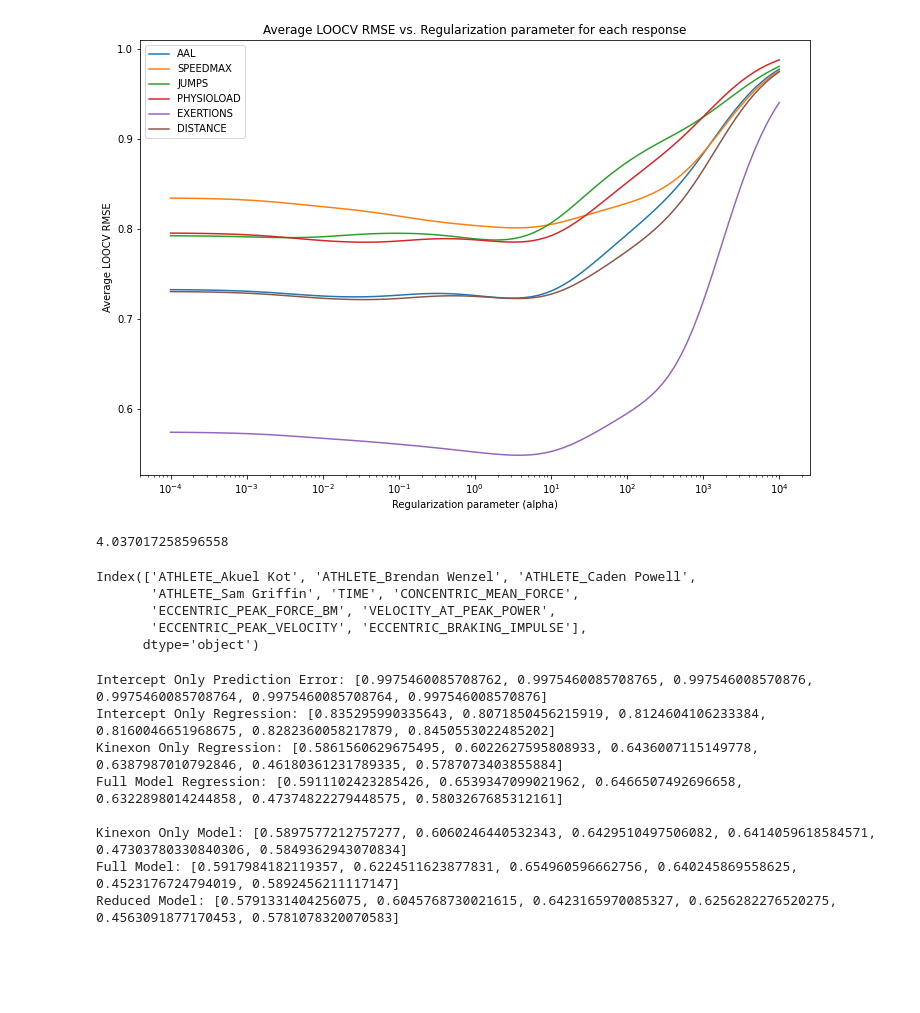
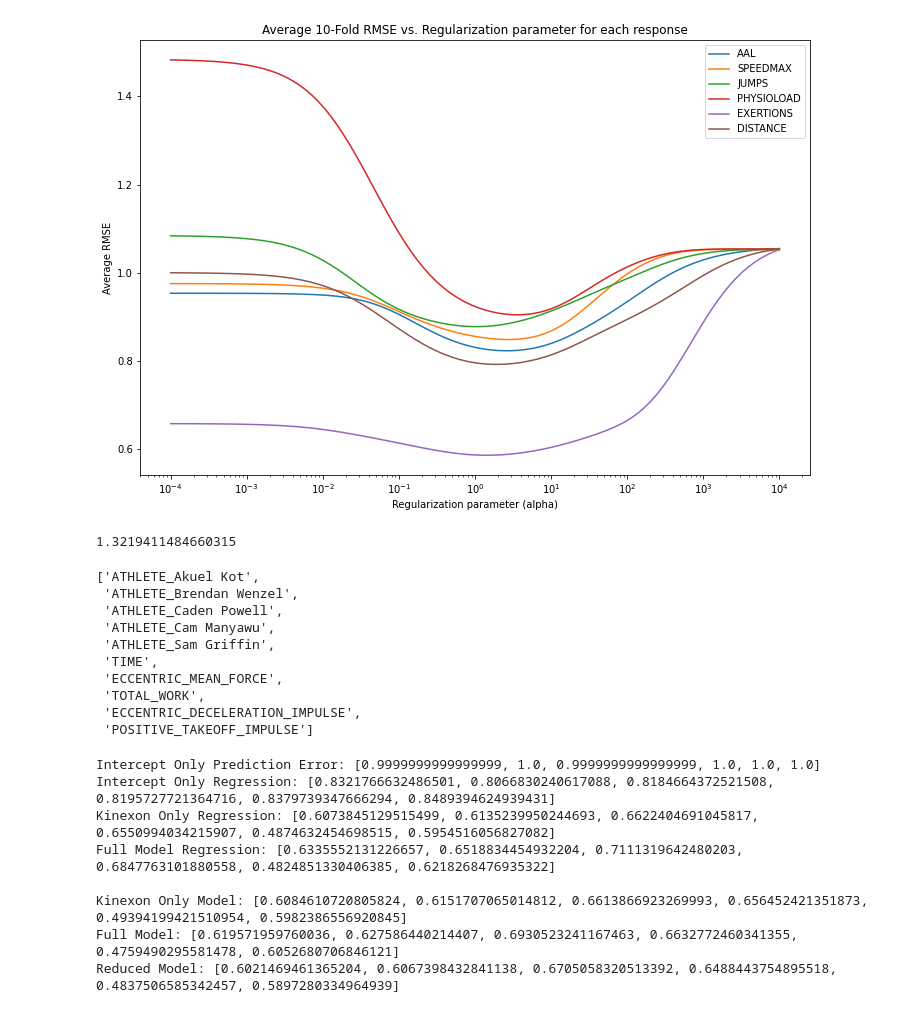
Before and after one commit to dcfrancis2000/GR_capstone_public, a Jupyter notebook: machinelearning.ipynb, the cells around one changed output. Cells and saved outputs as stored; diff of their text form; code cells hidden in the pictures; blank space fills up the shorter version.

```diff
--- a/machinelearning.ipynb
+++ b/machinelearning.ipynb
@@ -13,13 +14,17 @@ from sklearn.feature_selection import RFE
 from sklearn.metrics import mean_squared_error, make_scorer, pairwise
 import matplotlib.pyplot as plt
 # %%
+np.set_printoptions(threshold=sys.maxsize)
 data = pd.read_csv('C:/Users/dcfra/GR_capstone_public/data/ML_data.csv') # already scaled
 del data['Unnamed: 0']
 n = data.shape[0]
 y_vars = ['AAL','SPEEDMAX','JUMPS','PHYSIOLOAD','EXERTIONS','DISTANCE']
-Y = np.array(data[y_vars]) # 108 x 6
-feat_df = pd.get_dummies(data[['HALF','ATHLETE']],dtype=float).join(data.drop(pd.Index(y_vars + ['ATHLETE','DATE','HALF']),axis=1))
-X_one = np.ones((data.shape[0],1))
-X_red = np.array(pd.get_dummies(data[['HALF','ATHLETE']],dtype=float).join(pd.Series(data['TIME'])))
-X_full = np.array(feat_df)
+Y = np.array(StandardScaler().fit_transform(data[y_vars])) # 108 x 6
+indicators = pd.get_dummies(data[['HALF','ATHLETE']],dtype=float)
+features = data.drop(pd.Index(y_vars + ['ATHLETE','DATE','HALF']),axis=1)
+x_vars = list(indicators.columns) + list(features.columns)
+
+X_full = np.c_[np.array(indicators),StandardScaler().fit_transform(features)]
+X_one = np.ones((n,1))
+X_red = np.c_[np.array(indicators),StandardScaler().fit_transform(np.array(data.TIME).reshape(-1,1))]
 # %%
@@ -53,18 +59,17 @@ cv_redreg = cross_validate(MultiOutputRegressor(LinearRegression()), X_red,Y, cv
 cv_fullreg = cross_validate(MultiOutputRegressor(LinearRegression()), X_full,Y, cv=loo, scoring=scorers, return_train_score=False,verbose = 0,n_jobs = -1)
 # %%
 alphas = np.logspace(-4, 4, 100)
-
+folds =  KFold(n_splits=10)
 # Placeholder for the average LOOCV RMSE for each response and each alpha
 avg_loocv_rmse = np.zeros((6, len(alphas)))
 
 # Perform LOOCV for each response
-loo = LeaveOneOut()
 for i, alpha in enumerate(alphas):
     rmses = np.zeros(6)
     for response_index in range(6):
         y = Y[:, response_index]
         y_preds = np.zeros(n)
-        for train_index, test_index in loo.split(X_full):
+        for train_index, test_index in folds.split(X_full):
             X_train, X_test = X_full[train_index], X_full[test_index]
             y_train, y_test = y[train_index], y[test_index]
             model = Ridge(alpha=alpha)
@@ -76,23 +81,23 @@ for i, alpha in enumerate(alphas):
 # %%
 # Plot the average LOOCV RMSE for each response
 plt.figure(figsize=(12, 8))
 for response_index in range(6):
     plt.plot(alphas, avg_loocv_rmse[response_index], label = y_vars[response_index])
 plt.xscale('log')
 plt.xlabel('Regularization parameter (alpha)')
-plt.ylabel('Average LOOCV RMSE')
-plt.title('Average LOOCV RMSE vs. Regularization parameter for each response')
+plt.ylabel('Average RMSE')
+plt.title('Average 10-Fold RMSE vs. Regularization parameter for each response')
 plt.legend()
 plt.grid(False)
 plt.show()
 # %% [output]
-[figure, old version]
+[figure, new version]
 # %%
 min_index = int(np.squeeze(np.where(avg_loocv_rmse[4] == min(avg_loocv_rmse[4]))))
 alpha = alphas[min_index]
 print(alpha)
 # %% [output]
-4.037017258596558
+1.3219411484660315
 # %%
 # model = MultiOutputRegressor(LinearRegression())
 # model = MultiOutputRegressor(GradientBoostingRegressor())
@@ -102,20 +107,25 @@ model = Ridge(alpha = alpha)
 # model = PLSRegression(5,scale=False)
 # model = KernelRidge(kernel="poly")
 # %%
-rfe_model = RFE(model,step=1,verbose=0,n_features_to_select=10)
+rfe_model = RFECV(model,step=1,verbose=0,min_features_to_select=1,cv=loo,n_jobs=-1,scoring='neg_root_mean_squared_error')
 selector = rfe_model.fit(X_full,Y)
-feat_df.columns[selector.support_]
+[string for string, flag in zip(x_vars, selector.support_) if flag]
 # %% [output]
-Index(['ATHLETE_Akuel Kot', 'ATHLETE_Brendan Wenzel', 'ATHLETE_Caden Powell',
-       'ATHLETE_Sam Griffin', 'TIME', 'CONCENTRIC_MEAN_FORCE',
-       'ECCENTRIC_PEAK_FORCE_BM', 'VELOCITY_AT_PEAK_POWER',
-       'ECCENTRIC_PEAK_VELOCITY', 'ECCENTRIC_BRAKING_IMPULSE'],
-      dtype='object')
+['ATHLETE_Akuel Kot',
+ 'ATHLETE_Brendan Wenzel',
+ 'ATHLETE_Caden Powell',
+ 'ATHLETE_Cam Manyawu',
+ 'ATHLETE_Sam Griffin',
+ 'TIME',
+ 'ECCENTRIC_MEAN_FORCE',
+ 'TOTAL_WORK',
+ 'ECCENTRIC_DECELERATION_IMPULSE',
+ 'POSITIVE_TAKEOFF_IMPULSE']
 # %%
 cv_red = cross_validate(model, X_red,Y, cv=loo, scoring=scorers, return_train_score=False,verbose = 0,n_jobs = -1)
 cv_full = cross_validate(model, X_full,Y, cv=loo, scoring=scorers, return_train_score=False,verbose = 0,n_jobs = -1)
 
-X_cut = np.array(feat_df[feat_df.columns[selector.support_]])
+X_cut = X_full[:,selector.support_]
 cv_cut = cross_validate(model, X_cut,Y, cv=loo, scoring=scorers, return_train_score=False,verbose = 0,n_jobs = -1)
 print(f'Intercept Only Prediction Error: {[np.sqrt(mean_squared_error(Y[:,i],LinearRegression().fit(X_one,Y[:,i]).predict(X_one))) for i in range(0,6)]}')
 print(f'Intercept Only Regression: {response_cv(cv_one,y_vars)}')
@@ -126,11 +136,11 @@ print(f'Kinexon Only Model: {response_cv(cv_red,y_vars)}')
 print(f'Full Model: {response_cv(cv_full,y_vars)}')
 print(f'Reduced Model: {response_cv(cv_cut,y_vars)}')
 # %% [output]
-Intercept Only Prediction Error: [0.9975460085708762, 0.9975460085708765, 0.997546008570876, 0.9975460085708764, 0.9975460085708764, 0.997546008570876]
-Intercept Only Regression: [0.835295990335643, 0.8071850456215919, 0.8124604106233384, 0.8160046651968675, 0.8282360058217879, 0.8450553022485202]
-Kinexon Only Regression: [0.5861560629675495, 0.6022627595808933, 0.6436007115149778, 0.6387987010792846, 0.46180361231789335, 0.5787073403855884]
-Full Model Regression: [0.5911102423285426, 0.6539347099021962, 0.6466507492696658, 0.6322898014244858, 0.47374822279448575, 0.5803267685312161]
+Intercept Only Prediction Error: [0.9999999999999999, 1.0, 0.9999999999999999, 1.0, 1.0, 1.0]
+Intercept Only Regression: [0.8321766632486501, 0.8066830240617088, 0.8184664372521508, 0.8195727721364716, 0.8379739347666294, 0.8489394624939431]
+Kinexon Only Regression: [0.6073845129515499, 0.6135239950244693, 0.6622404691045817, 0.6550994034215907, 0.4874632454698515, 0.5954516056827082]
+Full Model Regression: [0.6335552131226657, 0.6518834454932204, 0.7111319642480203, 0.6847763101880558, 0.4824851330406385, 0.6218268476935322]
 
-Kinexon Only Model: [0.5897577212757277, 0.6060246440532343, 0.6429510497506082, 0.6414059618584571, 0.47303780330840306, 0.5849362943070834]
-Full Model: [0.5917984182119357, 0.6224511623877831, 0.654960596662756, 0.640245869558625, 0.4523176724794019, 0.5892456211117147]
-Reduced Model: [0.5791331404256075, 0.6045768730021615, 0.6423165970085327, 0.6256282276520275, 0.4563091877170453, 0.5781078320070583]
+Kinexon Only Model: [0.6084610720805824, 0.6151707065014812, 0.6613866923269993, 0.656452421351873, 0.49394199421510954, 0.5982386556920845]
+Full Model: [0.619571959760036, 0.627586440214407, 0.6930523241167463, 0.6632772460341355, 0.4759490295581478, 0.6052680706846121]
+Reduced Model: [0.6021469461365204, 0.6067398432841138, 0.6705058320513392, 0.6488443754895518, 0.4837506585342457, 0.5897280334964939]
```
Also changed, not shown: parts of 2 cells of this notebook, 8 other files.
